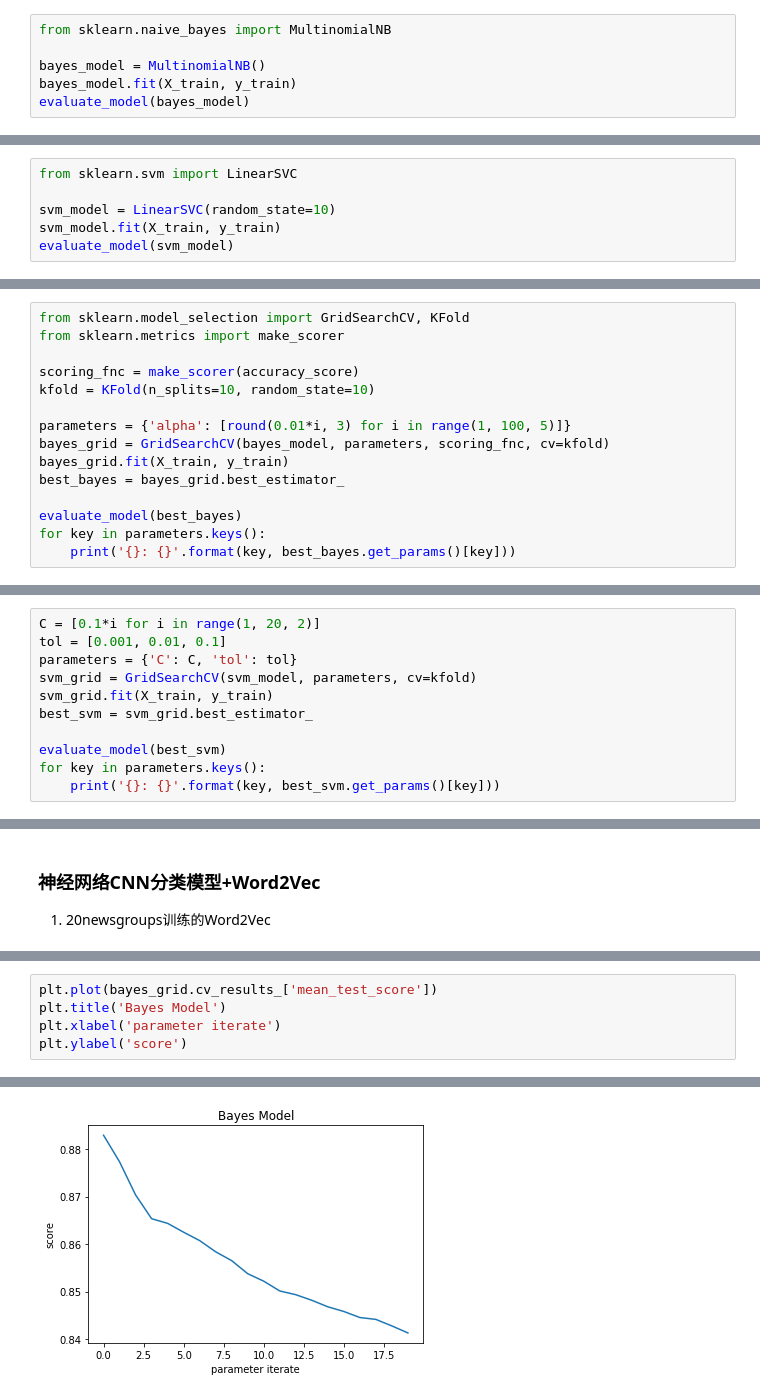
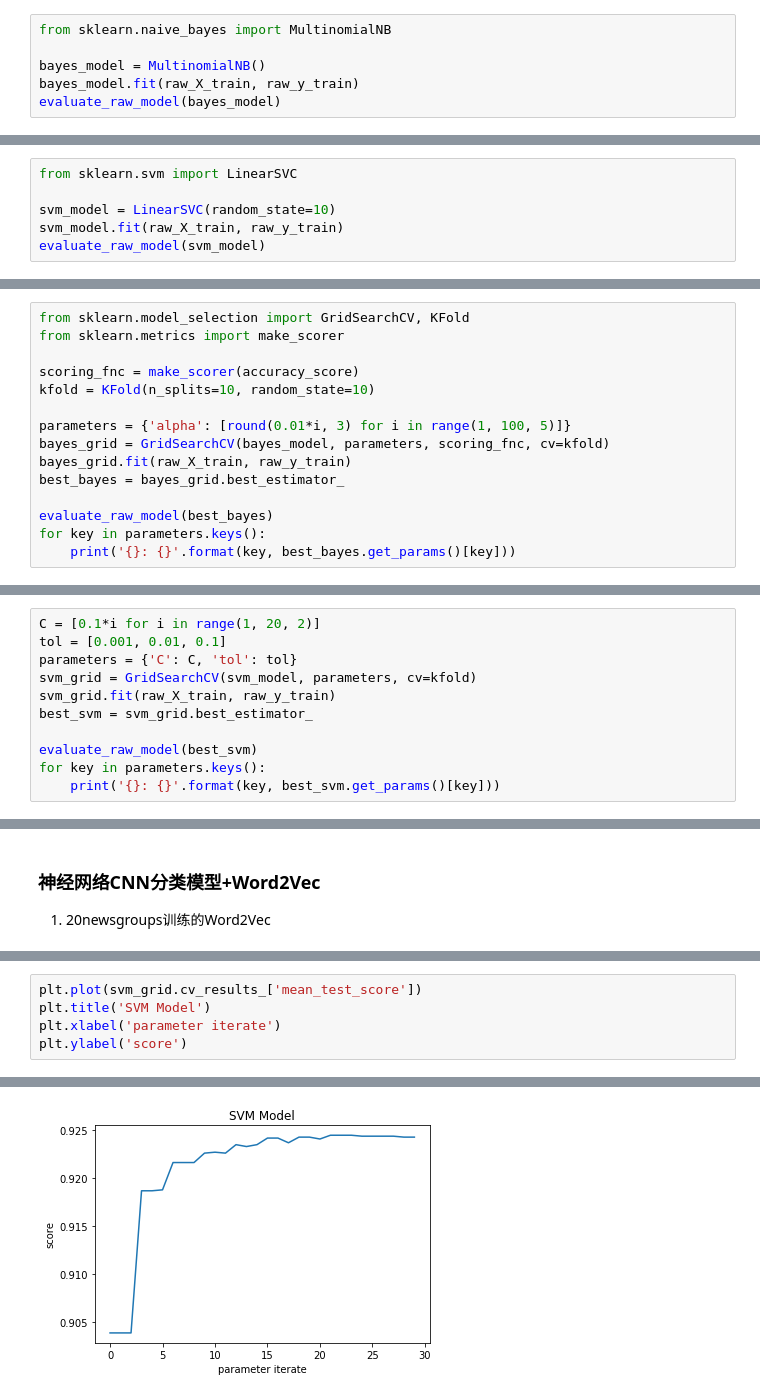
Before and after one commit to TrellixVulnTeam/udacity_CPLF, a Jupyter notebook: capstone/project/report.ipynb, the cells around one changed output, grey strips where cells are left out. Drawn from its saved outputs; the diff is of its cells as text.

```diff
--- a/capstone/project/report.ipynb
+++ b/capstone/project/report.ipynb
@@ -232,6 +250,6 @@ accuracy score of DecisionTreeClassifier on the test set is 0.5058417419012214
 from sklearn.naive_bayes import MultinomialNB
 
 bayes_model = MultinomialNB()
-bayes_model.fit(X_train, y_train)
-evaluate_model(bayes_model)
+bayes_model.fit(raw_X_train, raw_y_train)
+evaluate_raw_model(bayes_model)
 # %% [output]
@@ -243,6 +261,6 @@ accuracy score of MultinomialNB on the test set is 0.7697822623473181
 from sklearn.svm import LinearSVC
 
 svm_model = LinearSVC(random_state=10)
-svm_model.fit(X_train, y_train)
-evaluate_model(svm_model)
+svm_model.fit(raw_X_train, raw_y_train)
+evaluate_raw_model(svm_model)
 # %% [output]
@@ -262,10 +280,10 @@ kfold = KFold(n_splits=10, random_state=10)
 
 parameters = {'alpha': [round(0.01*i, 3) for i in range(1, 100, 5)]}
 bayes_grid = GridSearchCV(bayes_model, parameters, scoring_fnc, cv=kfold)
-bayes_grid.fit(X_train, y_train)
+bayes_grid.fit(raw_X_train, raw_y_train)
 best_bayes = bayes_grid.best_estimator_
 
-evaluate_model(best_bayes)
+evaluate_raw_model(best_bayes)
 for key in parameters.keys():
     print('{}: {}'.format(key, best_bayes.get_params()[key]))
 # %% [output]
@@ -279,10 +297,10 @@ C = [0.1*i for i in range(1, 20, 2)]
 tol = [0.001, 0.01, 0.1]
 parameters = {'C': C, 'tol': tol}
 svm_grid = GridSearchCV(svm_model, parameters, cv=kfold)
-svm_grid.fit(X_train, y_train)
+svm_grid.fit(raw_X_train, raw_y_train)
 best_svm = svm_grid.best_estimator_
 
-evaluate_model(best_svm)
+evaluate_raw_model(best_svm)
 for key in parameters.keys():
     print('{}: {}'.format(key, best_svm.get_params()[key]))
 # %% [output]
@@ -466,8 +521,8 @@ plt.show()
 # %%
-plt.plot(bayes_grid.cv_results_['mean_test_score'])
-plt.title('Bayes Model')
+plt.plot(svm_grid.cv_results_['mean_test_score'])
+plt.title('SVM Model')
 plt.xlabel('parameter iterate')
 plt.ylabel('score')
 # %% [output]
 Text(0,0.5,'score')
-[figure, old version]
+[figure, new version]
```
Also changed, not shown: parts of 24 cells of this notebook, 1 other file.
